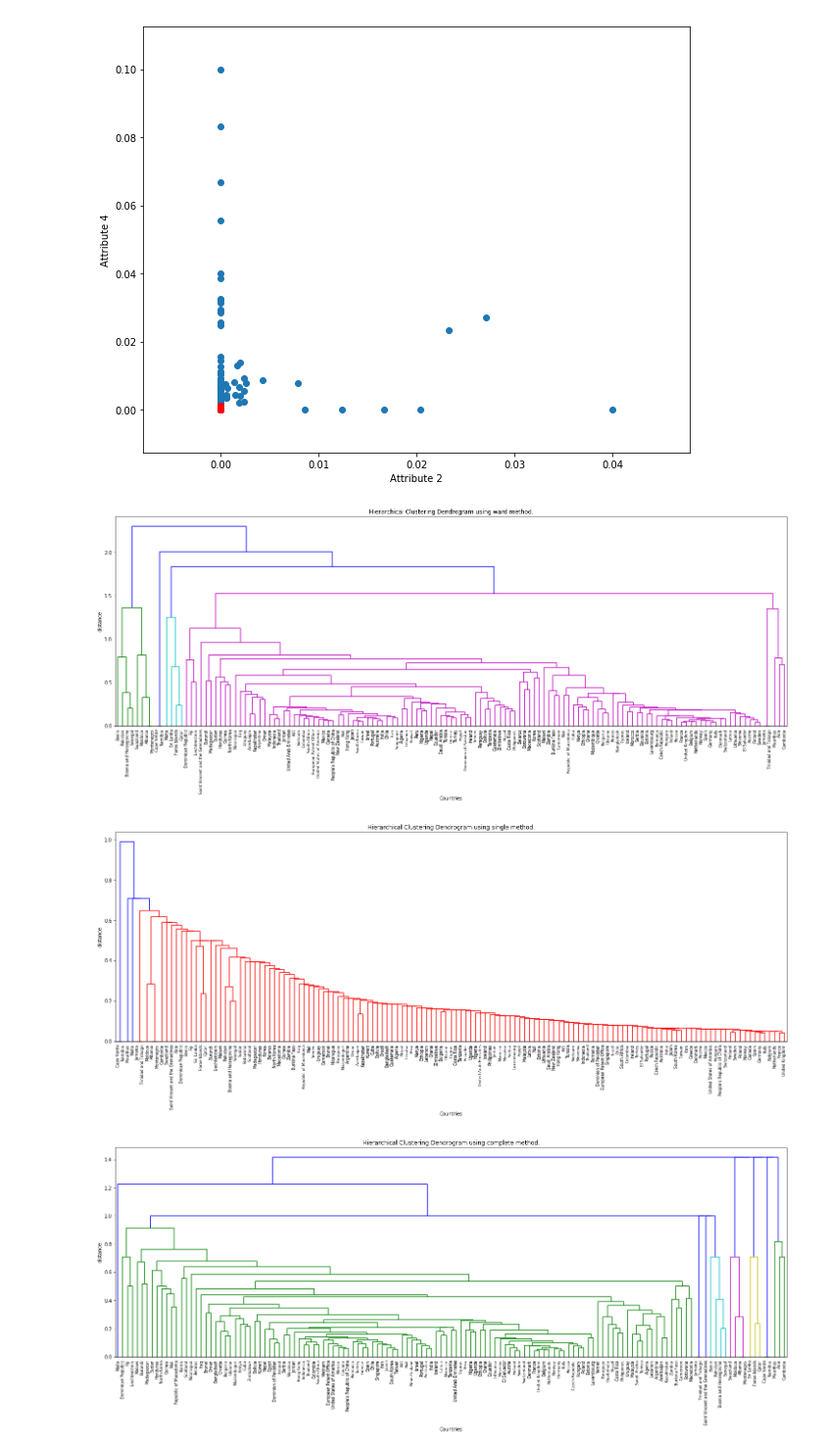
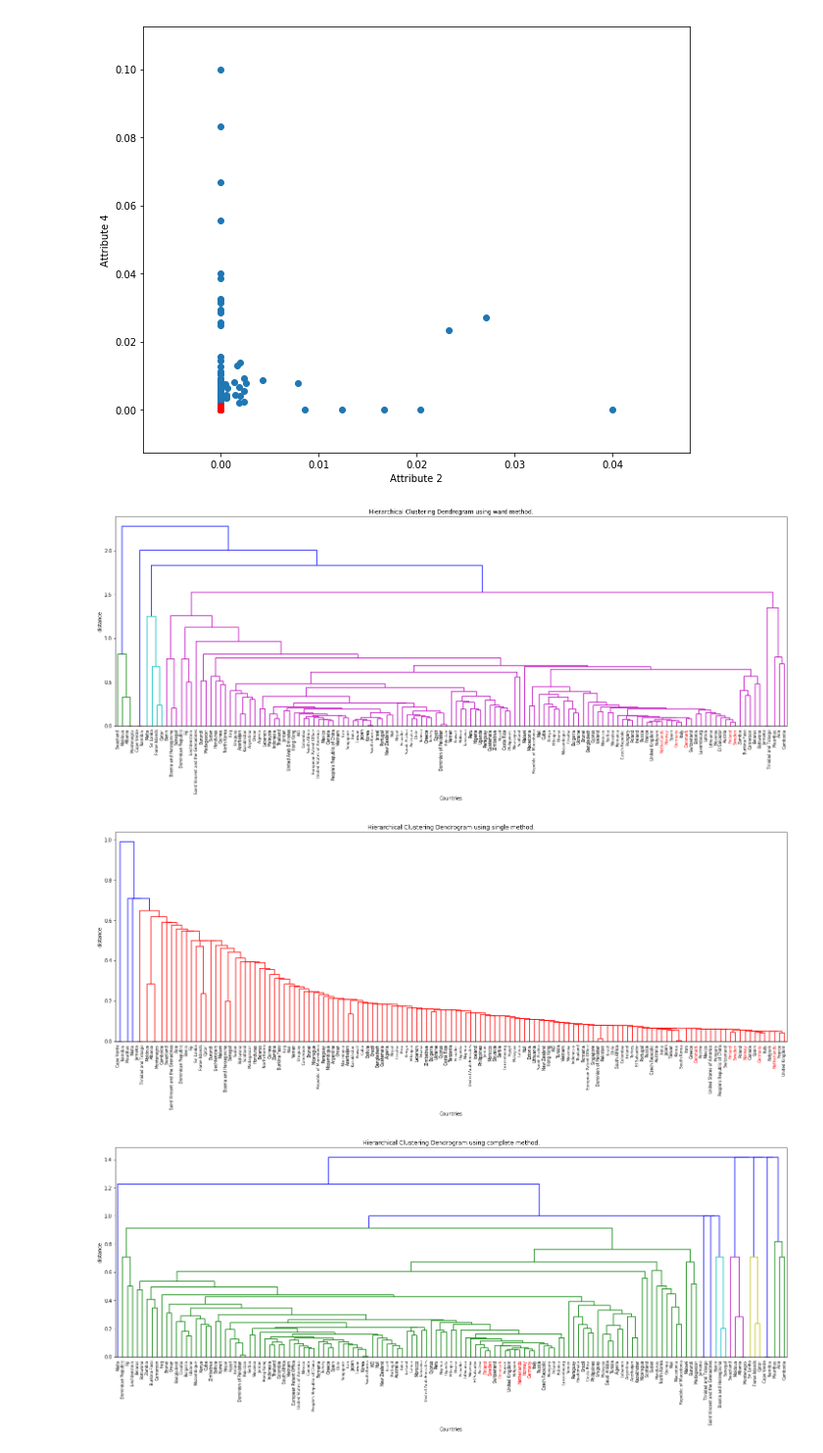
Before and after one commit to duarteocarmo/technological_capabilities, a Jupyter notebook: notebooks/5_Country_ML_Approach.ipynb, the cells around one changed output. Shown at 98% size. Saved outputs shown, nothing was run; the diff lists cells and outputs as text; code cells hidden in the pictures.

Commit message:
Finalized ML approach for countries and organizations.

```diff
--- a/notebooks/5_Country_ML_Approach.ipynb
+++ b/notebooks/5_Country_ML_Approach.ipynb
@@ -61,10 +63,9 @@ def get_pv_contry(country, processVariable):
     Receives a country and a processVariable and returns the occurences of the various terms in that process variable for a given country.
     """
 
-    q = """  MATCH (a:Asset)-[:CONTAINS]->(pv:{})
-             MATCH (a:Asset)-[:LOCATED_IN]->(c:Country)
-             WHERE c.name = "{}"
-             RETURN pv.term, count(pv)""".format(processVariable, country)
+    q = """ MATCH (a:Asset)-[:CONTAINS]->(pv:{})
+            WHERE a.country CONTAINS  "{}"
+            RETURN pv.term, count(pv)""".format(processVariable, country)
 
     data = pandas.DataFrame(connection_to_graph.data(q)).as_matrix()
 
@@ -308,22 +309,39 @@ plt.show()
 # %%
 clustering_methods = ['ward', 'single', 'complete']
 
 for clustering_method in clustering_methods:
 
     Z = scipy.cluster.hierarchy.linkage(X, clustering_method)
 
     plt.figure(figsize=(25, 8))
     plt.title('Hierarchical Clustering Dendrogram using {} method.'.format(clustering_method))
     plt.xlabel('Countries')
     plt.ylabel('distance')
     scipy.cluster.hierarchy.dendrogram(
         Z,
         leaf_rotation=90.,  # rotates the x axis labels
         leaf_font_size=8.,  # font size for the x axis labels
         labels = country_names
     )
+
+
+    # Assignment of colors to labels: 'a' is red, 'b' is green, etc.
+    my_label_colors = {}
+
+    for name in country_names:
+        if name in interesting_countries:
+            my_label_colors[name] = 'r'
+        else:
+            my_label_colors[name] = 'black'
+
+
+    ax = plt.gca()
+    xlbls = ax.get_xmajorticklabels()
+    for lbl in xlbls:
+        lbl.set_color(my_label_colors[lbl.get_text()])
+
     plt.show()
 # %% [output]
-[figure, old version]
+[figure, new version]
-[figure, old version]
+[figure, new version]
-[figure, old version]
+[figure, new version]
```
Also changed, not shown: parts of 10 cells of this notebook, 1 other file.
